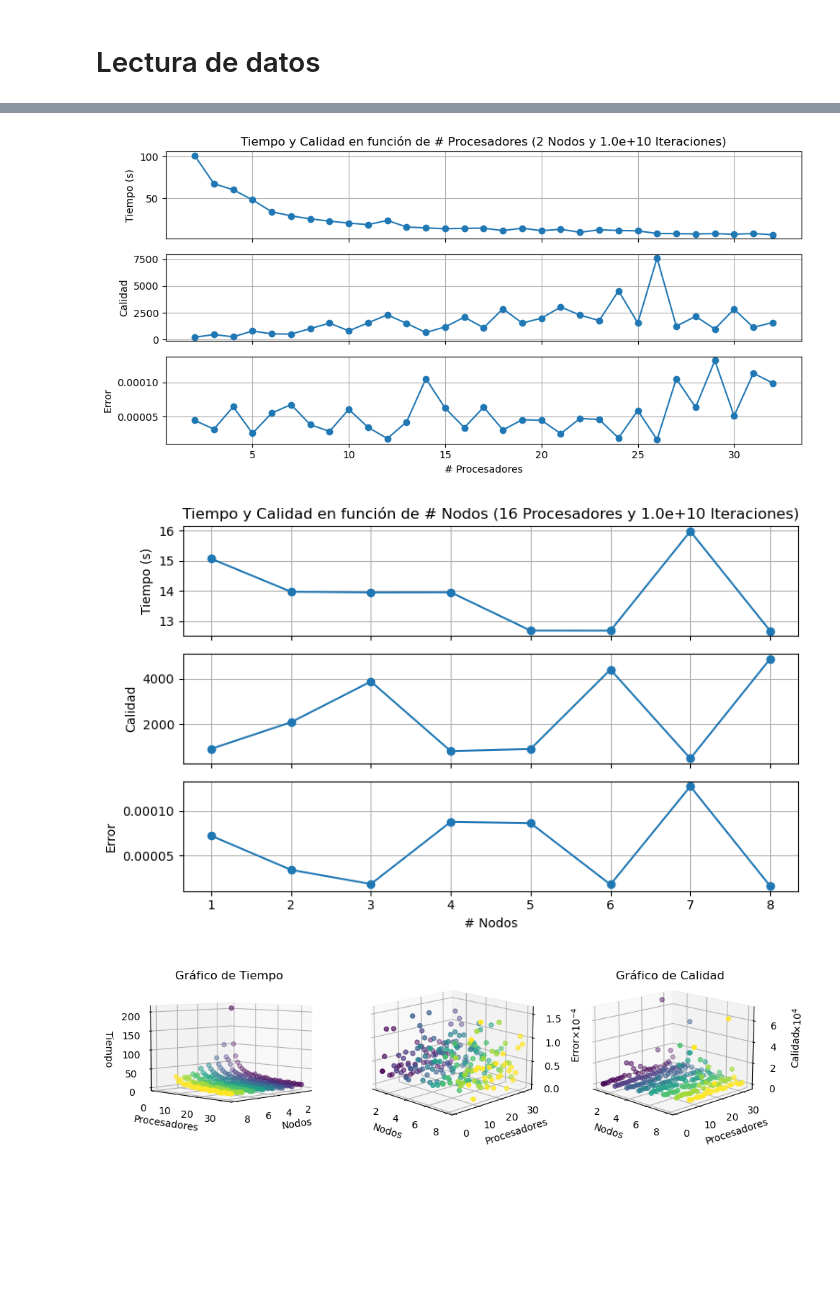
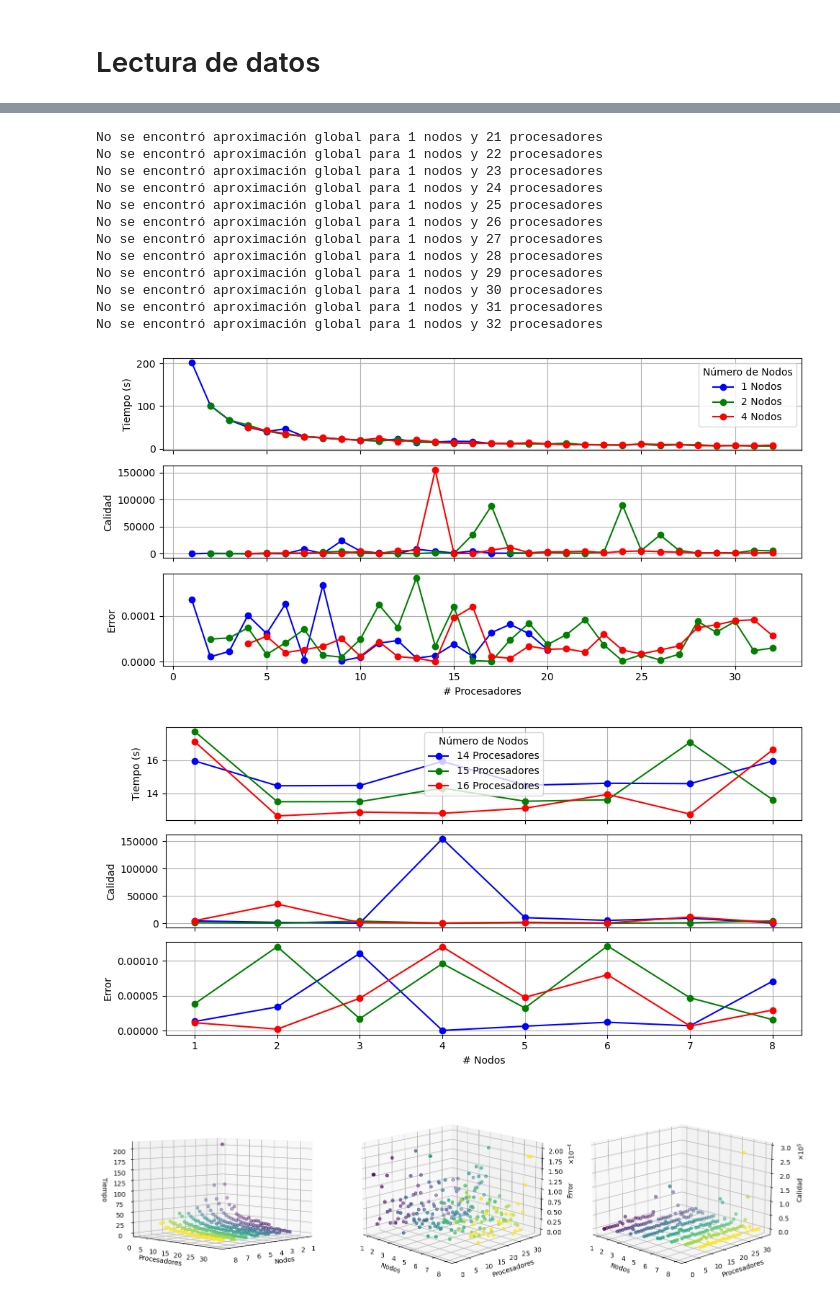
Before and after one commit to AndyBarcia/sistemas-paralelos, a Jupyter notebook: montecarlo/graficas.ipynb, the cells around one changed output, grey strips where cells are left out. Saved outputs shown, nothing was run; the diff lists cells and outputs as text; code cells hidden in the pictures; blank space fills up the shorter version.

```diff
--- a/montecarlo/graficas.ipynb
+++ b/montecarlo/graficas.ipynb
@@ -5,0 +6,3 @@ import math
+# %%
+def f(x):
+    return 1.0 / math.sqrt(1-x*x)
@@ -184,31 +245,45 @@ def grafica_3D(df, tipo, n_iteraciones=10000000000):
 
     return fig
 # %%
-def grafica_en_funcion_de_iteraciones(df, tipo, n_nodos=4, n_procesadores=16):
+def grafica_en_funcion_de_iteraciones(dfs, tipo, n_nodos=4, n_procesadores=16, colors=None, markers=None, lines=None, labels=None):
     fig, (ax1, ax2, ax3) = plt.subplots(3, 1, figsize=(8, 5), sharex=True)
 
     # Ejecución global con 8 nodos
-    df1 = df.loc[(df['nodos'] == n_nodos) & (df['procesadores'] == n_procesadores) & (df['procesador'] == -1)]
+    dfs = list(map(lambda df: df.loc[(df['nodos'] == n_nodos) & (df['procesadores'] == n_procesadores) & (df['procesador'] == -1)], dfs))
+
+    if colors is None:
+        colors=(None,)*len(dfs)
+    if markers is None:
+        markers=('o',)*len(dfs)
+    if lines is None:
+        lines=('-',)*len(dfs)
+    if labels is None:
+        labels=(None,)*len(dfs)
 
     # Subgráfica 1: Tiempo tomado en función del número de procesadores
-    ax1.plot(df1['iteraciones'], df1['tiempo'], marker='o', linestyle='-')
+    for df,color,marker,line,label in zip(dfs,colors,markers,lines,labels):
+        ax1.plot(df['iteraciones'], df['tiempo'], marker=marker, color=color, linestyle=line, label=label)
     ax1.grid()
     ax1.set_ylabel('Tiempo (s)')
-    ax1.set_title(f'Tiempo y Calidad en función de # Iteraciones ({n_nodos} Nodos y {n_procesadores} Procesadores)')
+    #ax1.set_title(f'Tiempo y Calidad en función de # Iteraciones ({n_nodos} Nodos y {n_procesadores} Procesadores)')
     ax1.set_xscale('log')
 
     # Subgráfica 2: Calidad en función del número de procesadores
-    ax2.plot(df1['iteraciones'], df1['calidad'], marker='o', linestyle='-')
+    for df,color,marker,line,label in zip(dfs,colors,markers,lines,labels):
+        ax2.plot(df['iteraciones'], df['error'], marker=marker, color=color, linestyle=line, label=label)
     ax2.grid()
-    ax2.set_ylabel('Calidad')
+    ax2.set_ylabel('Error')
     ax2.set_xscale('log')
 
     # Subgráfica 3: Calidad en función del número de procesadores
-    ax3.plot(df1['iteraciones'], df1['error'], marker='o', linestyle='-')
+    for df,color,marker,line,label in zip(dfs,colors,markers,lines,labels):
+        ax3.plot(df['iteraciones'], df['calidad'], marker=marker, color=color, linestyle=line, label=label)
     ax3.grid()
     ax3.set_xlabel('Iteraciones')
-    ax3.set_ylabel('Error')
+    ax3.set_ylabel('Calidad')
     ax3.set_xscale('log')
+
+    ax1.legend(loc='best')
 
     # Ajusta el espacio entre las subgráficas para evitar superposiciones de etiquetas
     plt.tight_layout()
@@ -218,10 +491,22 @@ def grafica_en_funcion_de_iteraciones(df, tipo, n_nodos=4, n_procesadores=16):
 # %%
-df = cargar_fichero("montecarlo_2.out")
-_ = grafica_en_funcion_de_procesadores(df, "montecarlo")
-_ = grafica_en_funcion_de_nodos(df, "montecarlo")
-_ = grafica_3D(df, "montecarlo")
-_ = grafica_en_funcion_de_iteraciones(df, "montecarlo")
+df = cargar_fichero("montecarlo_escalonado_2.out")
+_ = grafica_en_funcion_de_procesadores(df, "montecarlo-escalonado", n_nodos=[1,2,4])
+_ = grafica_en_funcion_de_nodos(df, "montecarlo-escalonado", n_procesadores=[14,15,16])
+_ = grafica_3D(df, "montecarlo-escalonado")
+_ = grafica_en_funcion_de_iteraciones(df, "montecarlo-escalonado")
 # %% [output]
+No se encontró aproximación global para 1 nodos y 21 procesadores
+No se encontró aproximación global para 1 nodos y 22 procesadores
+No se encontró aproximación global para 1 nodos y 23 procesadores
+No se encontró aproximación global para 1 nodos y 24 procesadores
+No se encontró aproximación global para 1 nodos y 25 procesadores
+No se encontró aproximación global para 1 nodos y 26 procesadores
+No se encontró aproximación global para 1 nodos y 27 procesadores
+No se encontró aproximación global para 1 nodos y 28 procesadores
+No se encontró aproximación global para 1 nodos y 29 procesadores
+No se encontró aproximación global para 1 nodos y 30 procesadores
+No se encontró aproximación global para 1 nodos y 31 procesadores
+No se encontró aproximación global para 1 nodos y 32 procesadores
-[figure, old version]
+[figure, new version]
-[figure, old version]
+[figure, new version]
-[figure, old version]
+[figure, new version]
```
Also changed, not shown: parts of 23 cells of this notebook, 28 other files.
